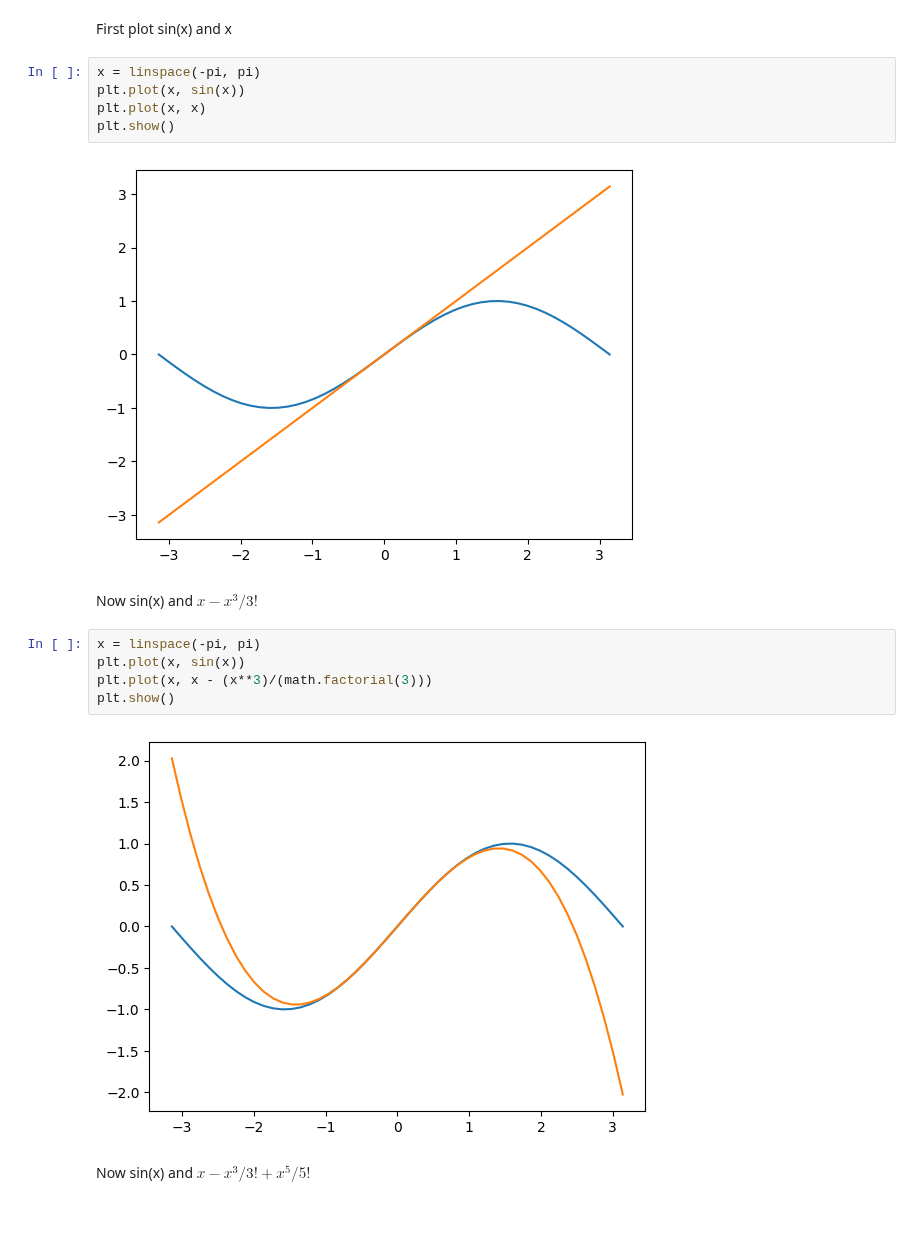
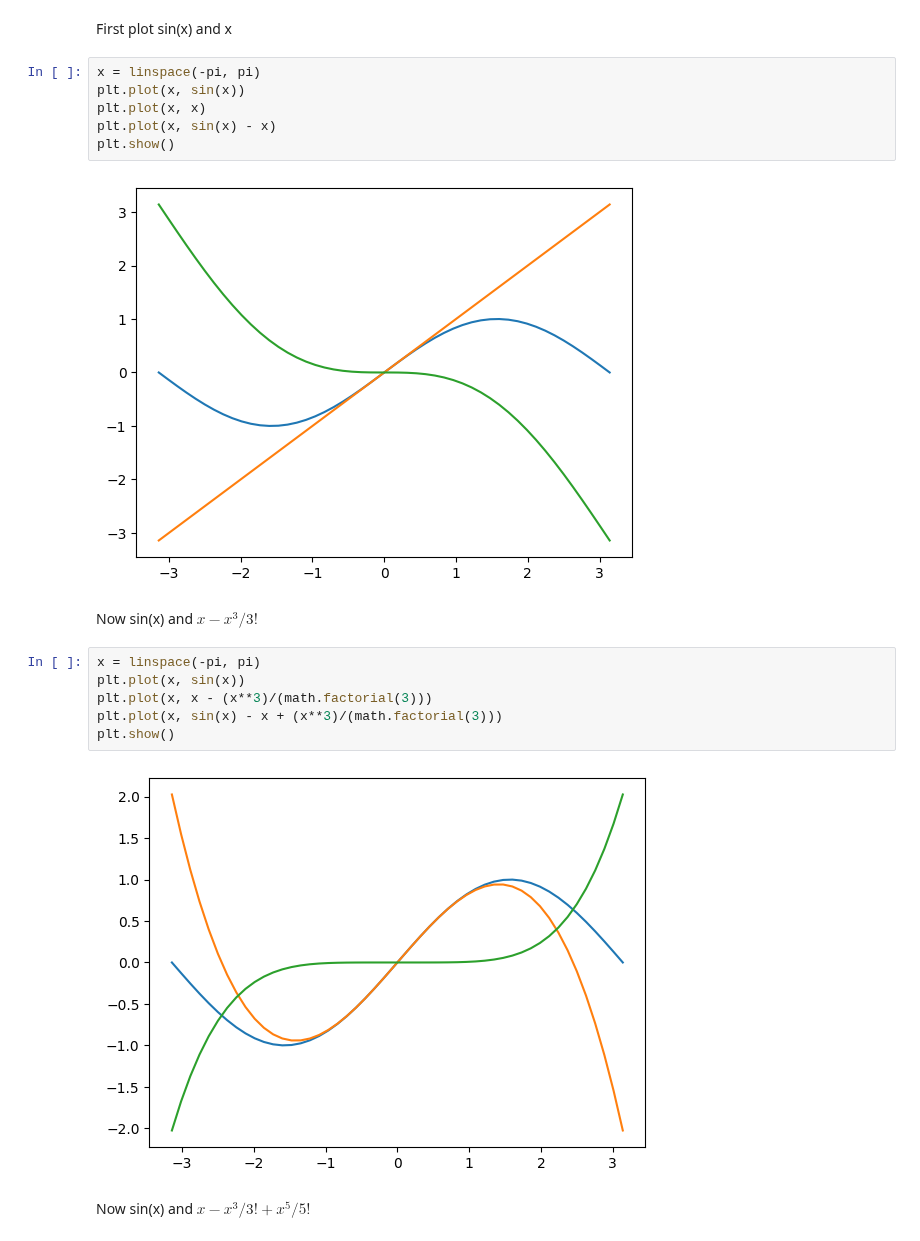
Before and after one commit to pooyanosk1382/numericalAnalysis, a Jupyter notebook: Taylor.ipynb, the cells around one changed output. Drawn from its saved outputs; the diff is of its cells as text.

```diff
--- a/Taylor.ipynb
+++ b/Taylor.ipynb
@@ -19,19 +19,21 @@ First plot sin(x) and x
 # %%
 x = linspace(-pi, pi)
 plt.plot(x, sin(x))
 plt.plot(x, x)
+plt.plot(x, sin(x) - x)
 plt.show()
 # %% [output]
-[figure, old version]
+[figure, new version]
 # %% [markdown]
 Now sin(x) and $x - x^3/3!$
 # %%
 x = linspace(-pi, pi)
 plt.plot(x, sin(x))
 plt.plot(x, x - (x**3)/(math.factorial(3)))
+plt.plot(x, sin(x) - x + (x**3)/(math.factorial(3)))
 plt.show()
 # %% [output]
-[figure, old version]
+[figure, new version]
 # %% [markdown]
 Now sin(x) and $x - x^3/3! + x^5/5!$
 # %%
```
Also changed, not shown: parts of 6 cells of this notebook, 1 other file.
